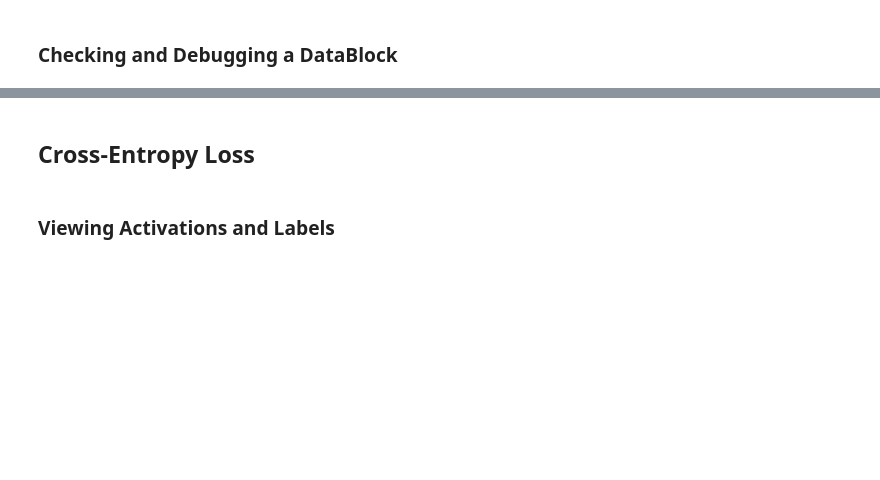
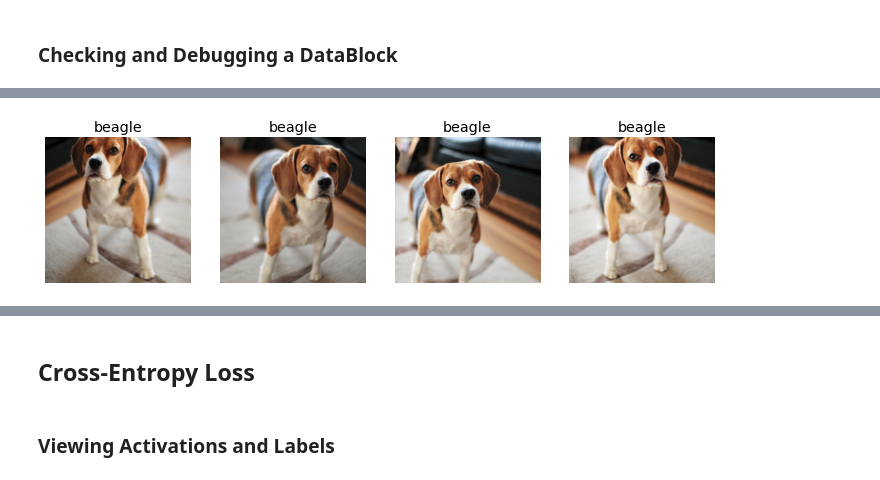
Before and after one commit to aspeers/fastbook, a Jupyter notebook: personal/05_pet_breeds.ipynb, the cells around one changed output, grey strips where cells are left out. Cells and saved outputs as stored; diff of their text form; code cells hidden in the pictures; blank space fills up the shorter version.

```diff
--- a/personal/05_pet_breeds.ipynb
+++ b/personal/05_pet_breeds.ipynb
@@ -68,3 +98,8 @@ dls.show_batch(nrows=1, ncols=3)
+# %%
+# shows same images with different augmentations to test augmentations
+dls.show_batch(nrows=1, ncols=4, unique=True)
+# %% [output]
+[figure, added]
 # %%
 pets1 = DataBlock(blocks = (ImageBlock, CategoryBlock),
                  get_items=get_image_files,
```
Also changed, not shown: parts of 63 cells of this notebook.
